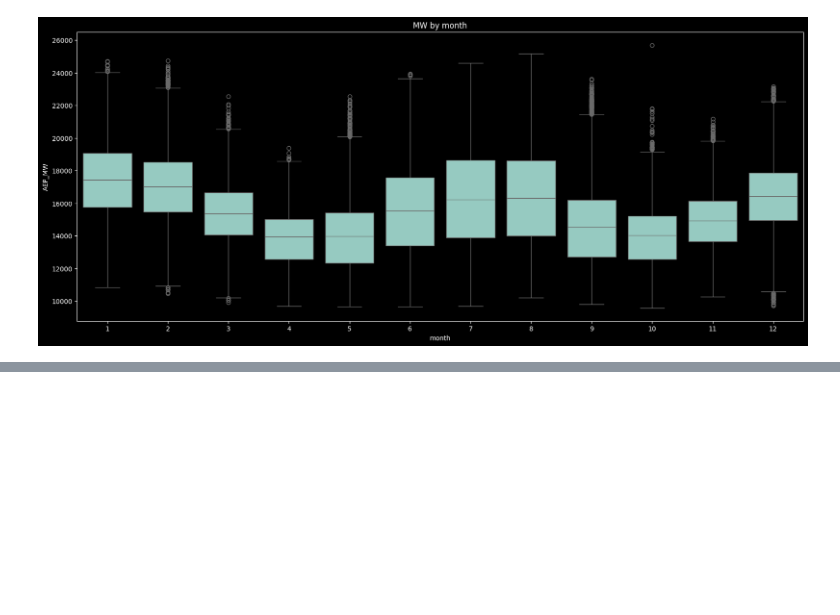
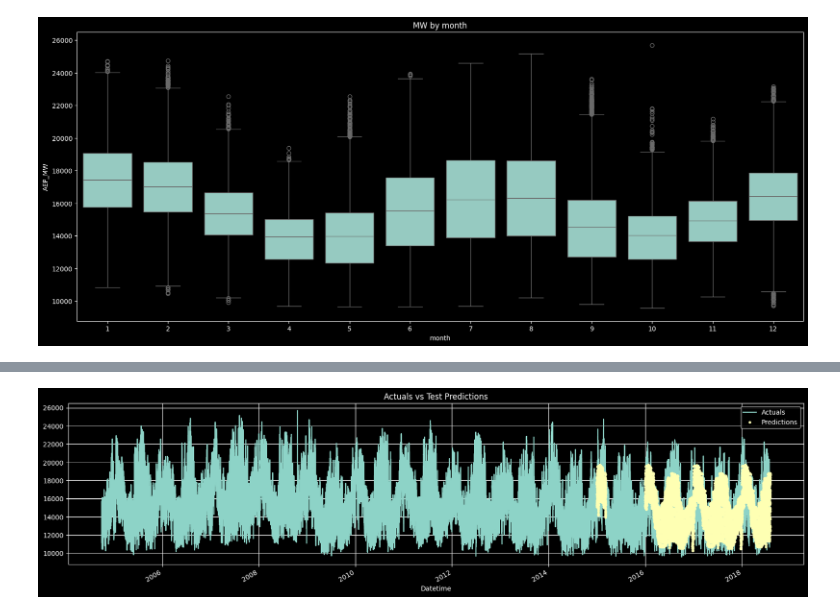
Before and after one commit to NishanD21/Energy-Consumption-Forecasting-XGBoost, a Jupyter notebook: energy_xgboost.ipynb, the cells around one changed output, grey strips where cells are left out. Saved outputs shown, nothing was run; the diff lists cells and outputs as text; code cells hidden in the pictures; blank space fills up the shorter version.

```diff
--- a/energy_xgboost.ipynb
+++ b/energy_xgboost.ipynb
@@ -178,0 +241,7 @@ plt.show()
+# %%
+# forecast for test data
+
+df_test['predictions'] = reg.predict(x_test)
+# %%
+df = df.merge(df_test[['predictions']], how = 'left', left_index= True, right_index= True)
+df
@@ -178,0 +263,9 @@ plt.show()
+# %%
+ax = df['AEP_MW'].plot(figsize=(20,5))
+df['predictions'].plot(ax=ax,style='.')
+plt.legend(['Actuals','Predictions'])
+ax.set_title('Actuals vs Test Predictions')
+plt.grid()
+plt.show()
+# %% [output]
+[figure, added]
```
Also changed, not shown: parts of 14 cells of this notebook.
